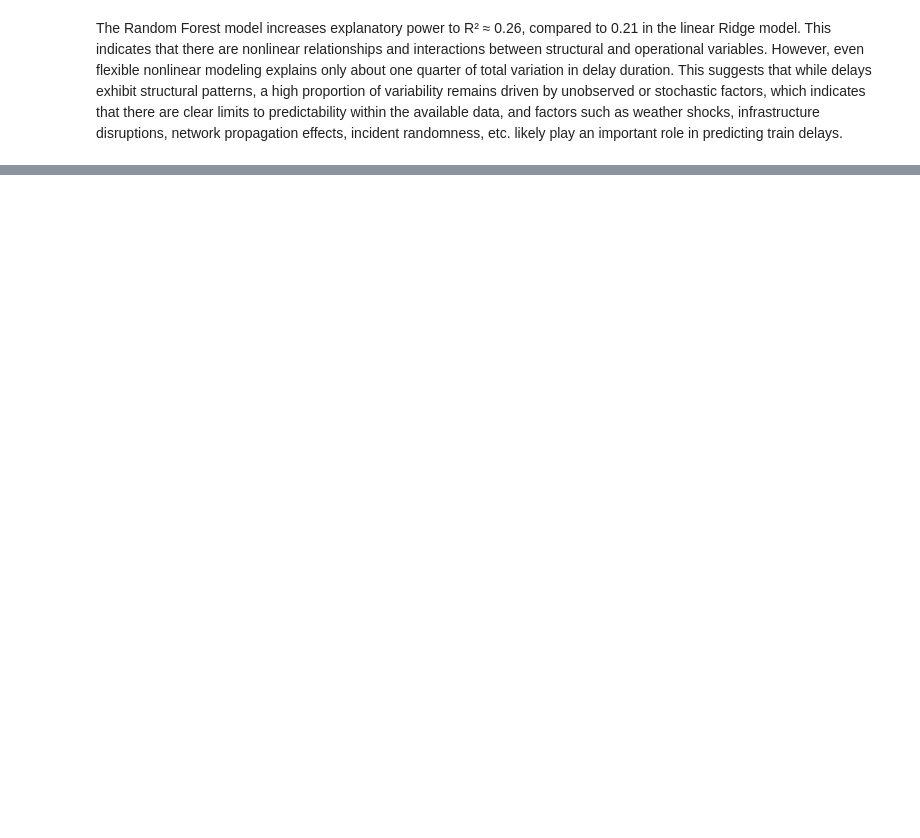
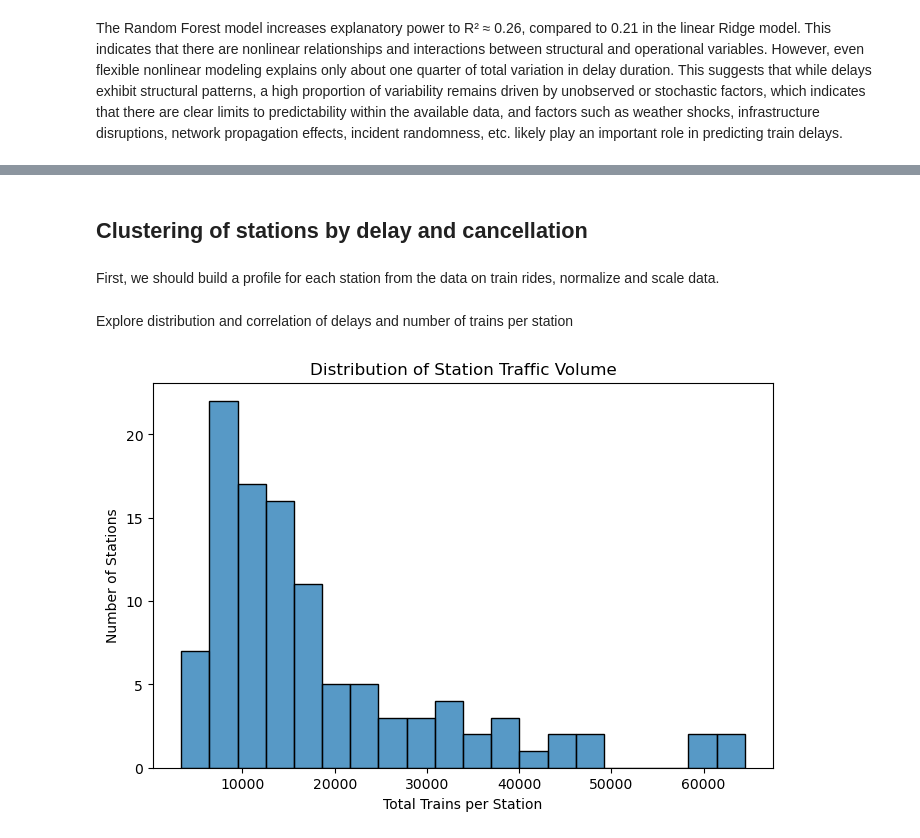
Before and after one commit to kellymegan/ASDA_2025_Group_2_Portfolio_, a Jupyter notebook: notebooks/exam_group2_notebook.ipynb, the cells around one changed output, grey strips where cells are left out. Saved outputs shown, nothing was run; the diff lists cells and outputs as text; code cells hidden in the pictures; blank space fills up the shorter version.

```diff
--- a/notebooks/exam_group2_notebook.ipynb
+++ b/notebooks/exam_group2_notebook.ipynb
@@ -196,8 +201,3 @@ duplicates = df.duplicated().sum()
 print(f"Number of duplicate rows: {duplicates}")
 # %% [output]
 Number of duplicate rows: 0
-# %%
-# delete duplicates
-df.drop_duplicates(inplace=True)
-duplicates = df.duplicated().sum()
-print(f"Number of duplicate rows: {duplicates}")
@@ -775,0 +676,25 @@ plt.show()
+# %% [markdown]
+## Clustering of stations by delay and cancellation
+# %% [markdown]
+First, we should build a profile for each station from the data on train rides, normalize and scale data.
+# %%
+station_profiles = df.groupby('station_name').agg(
+    avg_delay_min=('delay_in_min', 'mean'),
+    max_delay_min=('delay_in_min', 'max'),
+    cancellation_rate=('is_canceled', 'mean'),
+    total_trains=('train_name', 'count')
+).reset_index()
+
+station_profiles = station_profiles.dropna()
+# %% [markdown]
+Explore distribution and correlation of delays and number of trains per station
+# %%
+plt.figure(figsize=(8, 5))
+sns.histplot(station_profiles['total_trains'], bins=20)
+
+plt.title('Distribution of Station Traffic Volume')
+plt.xlabel('Total Trains per Station')
+plt.ylabel('Number of Stations')
+plt.show()
+# %% [output]
+[figure, added]
```
Also changed, not shown: parts of 49 cells of this notebook, 3 other files.
